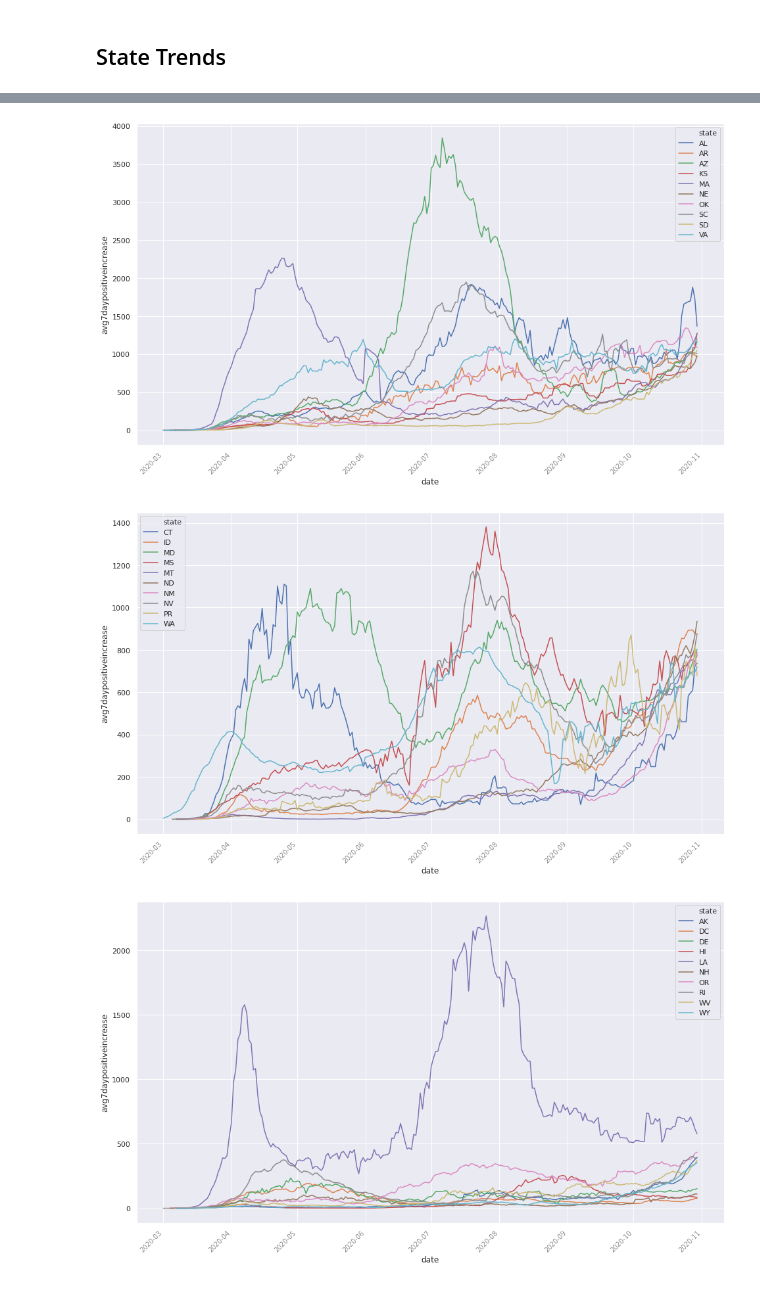
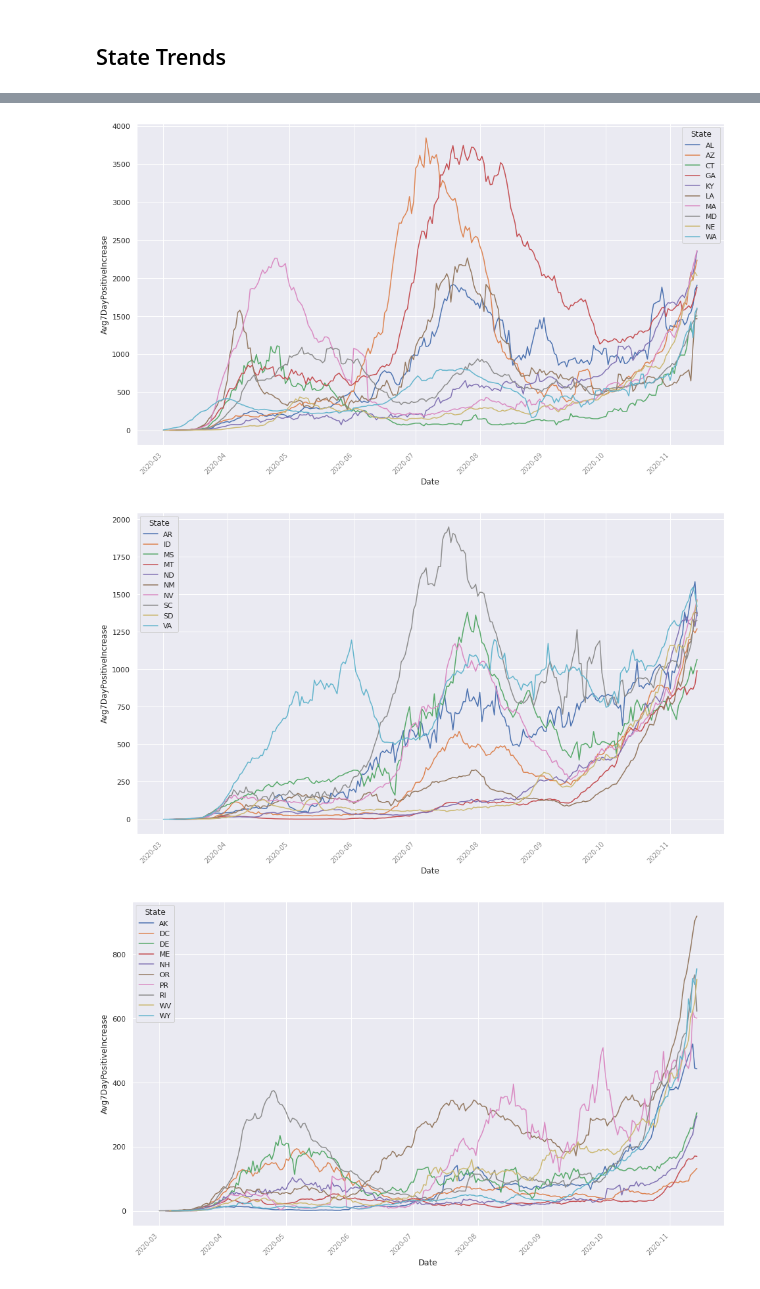
Before and after one commit to codeforkjeff/covid-19-stats, a Jupyter notebook: notebooks/Trends.ipynb, the cells around one changed output, grey strips where cells are left out. Saved outputs shown, nothing was run; the diff lists cells and outputs as text; code cells hidden in the pictures.

```diff
--- a/notebooks/Trends.ipynb
+++ b/notebooks/Trends.ipynb
@@ -17,9 +17,9 @@ import pandas as pd
 import pandas.io.sql as psql
 import seaborn as sns
 
-from covid19stats.common import get_db_conn
+from covid19stats.common import get_bq_client
 
-conn = get_db_conn()
+client = get_bq_client()
 
 sns.set(style="darkgrid")
 
@@ -131,7 +132,7 @@ sql = """
     order by Avg7DayPositiveIncrease desc
 """
 
-sorted = psql.read_sql(sql, conn)
+sorted = client.query(sql).to_dataframe()
 
 sql = """
     select
@@ -141,18 +142,18 @@ sql = """
     order by state, Date
 """
 
-df = psql.read_sql(sql, conn)
+df = client.query(sql).to_dataframe()
 
 i = 0
 chunksize = 10
 while i < len(sorted):
-    group = sorted[i:i+chunksize]['state'].tolist()
+    group = sorted[i:i+chunksize]['State'].tolist()
 
-    subset = df[df['state'].isin(group)]
+    subset = df[df['State'].isin(group)]
 
     fig, ax = pyplot.subplots(1, 1, figsize=[16, 9])
 
-    chart = sns.lineplot(x="date", y="avg7daypositiveincrease", hue="state", data=subset, ax=ax)
+    chart = sns.lineplot(x="Date", y="Avg7DayPositiveIncrease", hue="State", data=subset, ax=ax)
 
     pyplot.xticks(
         rotation=45,
@@ -168,3 +169,3 @@ while i < len(sorted):
-[figure, old version]
+[figure, new version]
-[figure, old version]
+[figure, new version]
-[figure, old version]
+[figure, new version]
```
Also changed, not shown: parts of 6 cells of this notebook, 2 other files.
